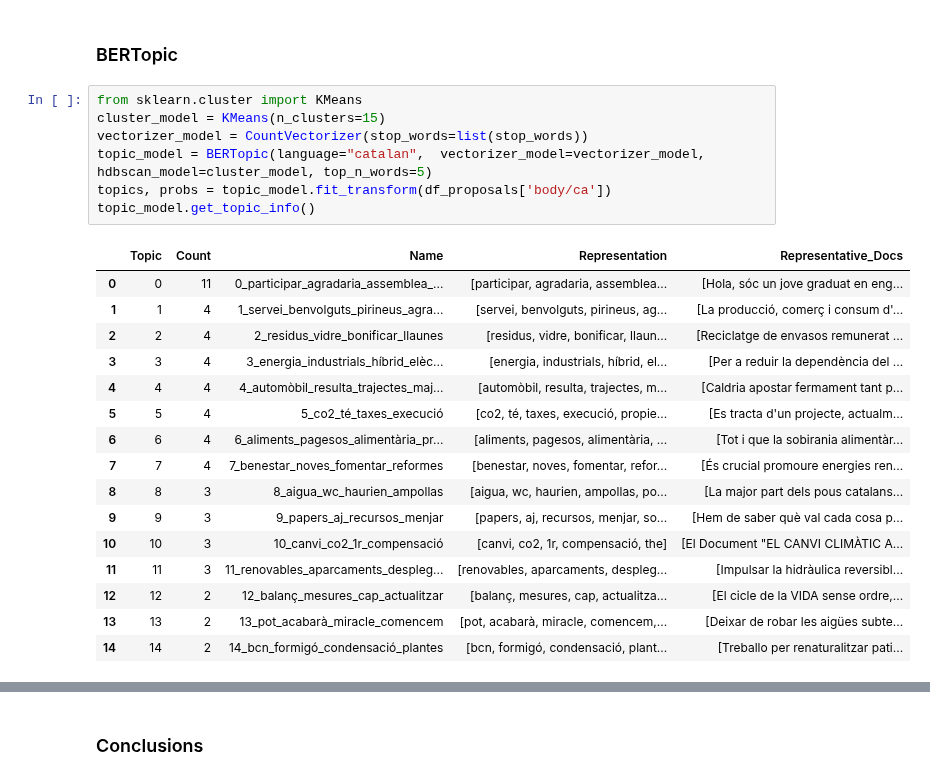
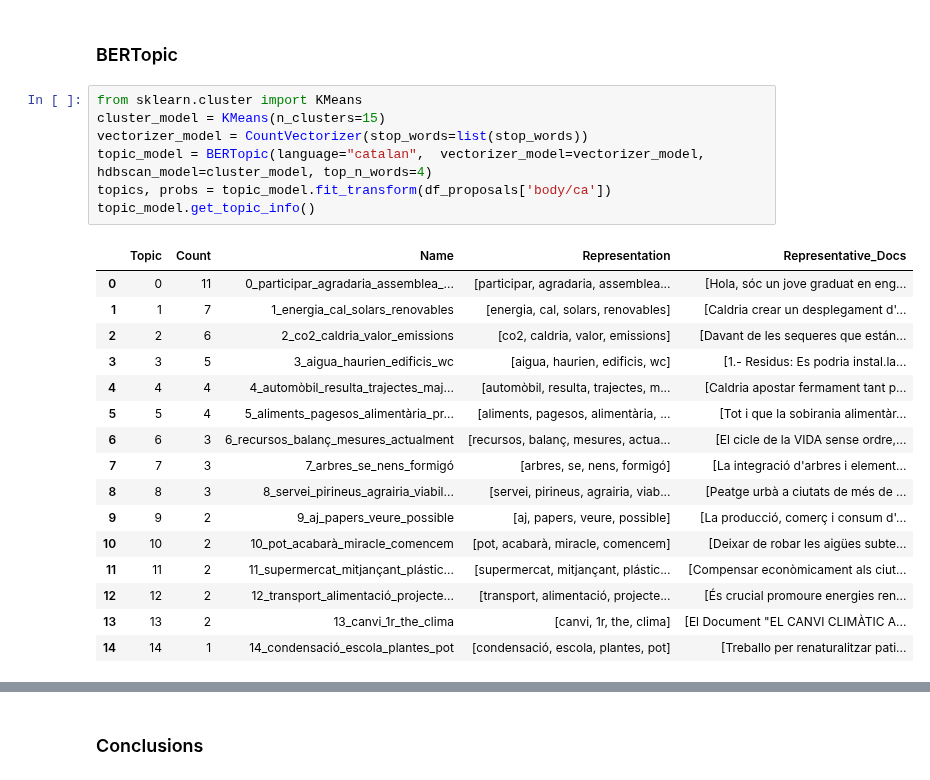
Before and after one commit to NoOPeEKS/dades-assemblea-clima, a Jupyter notebook: notebooks/topic_modeling.ipynb, the cells around one changed output, grey strips where cells are left out. Saved outputs shown, nothing was run; the diff lists cells and outputs as text.

```diff
--- a/notebooks/topic_modeling.ipynb
+++ b/notebooks/topic_modeling.ipynb
@@ -255,27 +260,27 @@ LDA Perplexity score:  715.4725356206814
 # %%
 from sklearn.cluster import KMeans
 cluster_model = KMeans(n_clusters=15)
 vectorizer_model = CountVectorizer(stop_words=list(stop_words))
-topic_model = BERTopic(language="catalan",  vectorizer_model=vectorizer_model, hdbscan_model=cluster_model, top_n_words=5)
+topic_model = BERTopic(language="catalan",  vectorizer_model=vectorizer_model, hdbscan_model=cluster_model, top_n_words=4)
 topics, probs = topic_model.fit_transform(df_proposals['body/ca'])
 topic_model.get_topic_info()
 # %% [output]
 |  | Topic | Count | Name | Representation | Representative_Docs |
 | 0 | 0 | 11 | 0_participar_agradaria_assemblea_... | [participar, agradaria, assemblea... | [Hola, sóc un jove graduat en eng... |
-| 1 | 1 | 4 | 1_servei_benvolguts_pirineus_agra... | [servei, benvolguts, pirineus, ag... | [La producció, comerç i consum d'... |
-| 2 | 2 | 4 | 2_residus_vidre_bonificar_llaunes | [residus, vidre, bonificar, llaun... | [Reciclatge de envasos remunerat ... |
-| 3 | 3 | 4 | 3_energia_industrials_híbrid_elèc... | [energia, industrials, híbrid, el... | [Per a reduir la dependència del ... |
+| 1 | 1 | 7 | 1_energia_cal_solars_renovables | [energia, cal, solars, renovables] | [Caldria crear un desplegament d'... |
+| 2 | 2 | 6 | 2_co2_caldria_valor_emissions | [co2, caldria, valor, emissions] | [Davant de les sequeres que están... |
+| 3 | 3 | 5 | 3_aigua_haurien_edificis_wc | [aigua, haurien, edificis, wc] | [1.- Residus: Es podria instal.la... |
 | 4 | 4 | 4 | 4_automòbil_resulta_trajectes_maj... | [automòbil, resulta, trajectes, m... | [Caldria apostar fermament tant p... |
-| 5 | 5 | 4 | 5_co2_té_taxes_execució | [co2, té, taxes, execució, propie... | [Es tracta d'un projecte, actualm... |
-| 6 | 6 | 4 | 6_aliments_pagesos_alimentària_pr... | [aliments, pagesos, alimentària, ... | [Tot i que la sobirania alimentàr... |
-| 7 | 7 | 4 | 7_benestar_noves_fomentar_reformes | [benestar, noves, fomentar, refor... | [És crucial promoure energies ren... |
-| 8 | 8 | 3 | 8_aigua_wc_haurien_ampollas | [aigua, wc, haurien, ampollas, po... | [La major part dels pous catalans... |
-| 9 | 9 | 3 | 9_papers_aj_recursos_menjar | [papers, aj, recursos, menjar, so... | [Hem de saber què val cada cosa p... |
-| 10 | 10 | 3 | 10_canvi_co2_1r_compensació | [canvi, co2, 1r, compensació, the] | [El Document "EL CANVI CLIMÀTIC A... |
-| 11 | 11 | 3 | 11_renovables_aparcaments_despleg... | [renovables, aparcaments, despleg... | [Impulsar la hidràulica reversibl... |
-| 12 | 12 | 2 | 12_balanç_mesures_cap_actualitzar | [balanç, mesures, cap, actualitza... | [El cicle de la VIDA sense ordre,... |
-| 13 | 13 | 2 | 13_pot_acabarà_miracle_comencem | [pot, acabarà, miracle, comencem,... | [Deixar de robar les aigües subte... |
-| 14 | 14 | 2 | 14_bcn_formigó_condensació_plantes | [bcn, formigó, condensació, plant... | [Treballo per renaturalitzar pati... |
+| 5 | 5 | 4 | 5_aliments_pagesos_alimentària_pr... | [aliments, pagesos, alimentària, ... | [Tot i que la sobirania alimentàr... |
+| 6 | 6 | 3 | 6_recursos_balanç_mesures_actualment | [recursos, balanç, mesures, actua... | [El cicle de la VIDA sense ordre,... |
+| 7 | 7 | 3 | 7_arbres_se_nens_formigó | [arbres, se, nens, formigó] | [La integració d'arbres i element... |
+| 8 | 8 | 3 | 8_servei_pirineus_agrairia_viabil... | [servei, pirineus, agrairia, viab... | [Peatge urbà a ciutats de més de ... |
+| 9 | 9 | 2 | 9_aj_papers_veure_possible | [aj, papers, veure, possible] | [La producció, comerç i consum d'... |
+| 10 | 10 | 2 | 10_pot_acabarà_miracle_comencem | [pot, acabarà, miracle, comencem] | [Deixar de robar les aigües subte... |
+| 11 | 11 | 2 | 11_supermercat_mitjançant_plástic... | [supermercat, mitjançant, plástic... | [Compensar econòmicament als ciut... |
+| 12 | 12 | 2 | 12_transport_alimentació_projecte... | [transport, alimentació, projecte... | [És crucial promoure energies ren... |
+| 13 | 13 | 2 | 13_canvi_1r_the_clima | [canvi, 1r, the, clima] | [El Document "EL CANVI CLIMÀTIC A... |
+| 14 | 14 | 1 | 14_condensació_escola_plantes_pot | [condensació, escola, plantes, pot] | [Treballo per renaturalitzar pati... |
 # %%
 topic_model.get_document_info(df_proposals['body/ca'])
 # %% [output]
```
Also changed, not shown: parts of 6 cells of this notebook.
